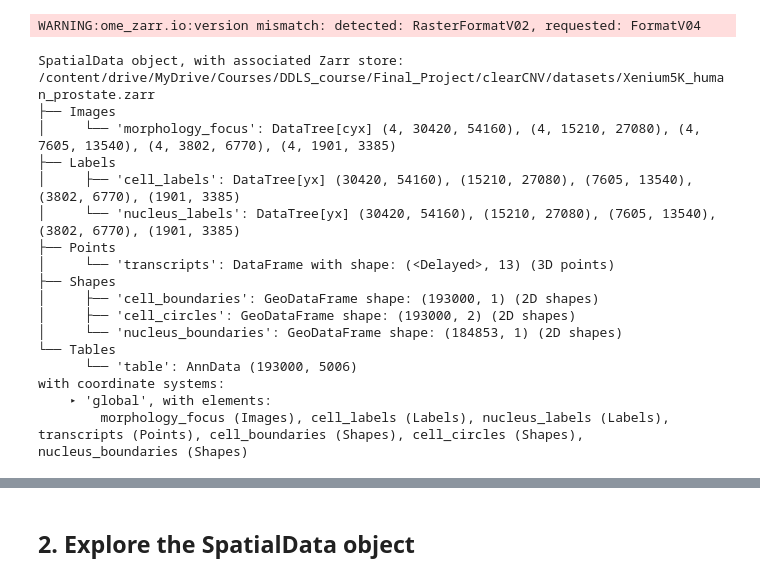
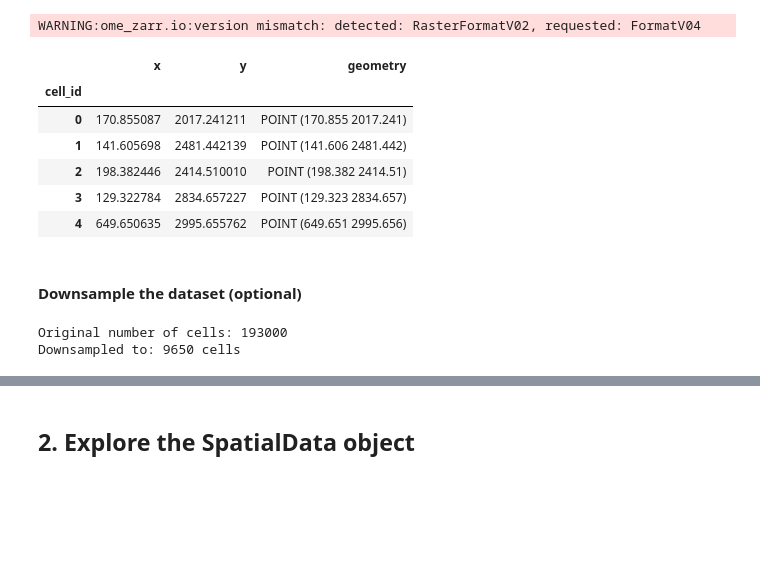
Before and after one commit to augjensen/clearCNV, a Jupyter notebook: notebooks/02_data_preparation.ipynb, the cells around one changed output, grey strips where cells are left out. Saved outputs shown, nothing was run; the diff lists cells and outputs as text; code cells hidden in the pictures; blank space fills up the shorter version.

```diff
--- a/notebooks/02_data_preparation.ipynb
+++ b/notebooks/02_data_preparation.ipynb
@@ -23,23 +23,3 @@ sdata_path = os.path.join(data_dir, "Xenium5K_human_prostate.zarr")
 sdata = sd.read_zarr(sdata_path)
 # %% [output]
 WARNING:ome_zarr.io:version mismatch: detected: RasterFormatV02, requested: FormatV04
-# %%
-sdata
-# %% [output]
-SpatialData object, with associated Zarr store: /content/drive/MyDrive/Courses/DDLS_course/Final_Project/clearCNV/datasets/Xenium5K_human_prostate.zarr
-├── Images
-│     └── 'morphology_focus': DataTree[cyx] (4, 30420, 54160), (4, 15210, 27080), (4, 7605, 13540), (4, 3802, 6770), (4, 1901, 3385)
-├── Labels
-│     ├── 'cell_labels': DataTree[yx] (30420, 54160), (15210, 27080), (7605, 13540), (3802, 6770), (1901, 3385)
-│     └── 'nucleus_labels': DataTree[yx] (30420, 54160), (15210, 27080), (7605, 13540), (3802, 6770), (1901, 3385)
-├── Points
-│     └── 'transcripts': DataFrame with shape: (<Delayed>, 13) (3D points)
-├── Shapes
-│     ├── 'cell_boundaries': GeoDataFrame shape: (193000, 1) (2D shapes)
-│     ├── 'cell_circles': GeoDataFrame shape: (193000, 2) (2D shapes)
-│     └── 'nucleus_boundaries': GeoDataFrame shape: (184853, 1) (2D shapes)
-└── Tables
-      └── 'table': AnnData (193000, 5006)
-with coordinate systems:
-    ▸ 'global', with elements:
-        morphology_focus (Images), cell_labels (Labels), nucleus_labels (Labels), transcripts (Points), cell_boundaries (Shapes), cell_circles (Shapes), nucleus_boundaries (Shapes)
@@ -45,0 +82,13 @@ with coordinate systems:
+# %%
+
+# Usage:
+cell_coords_adata = adata_cell_coords_from_sdata(sdata)
+cell_coords_adata.head()
+# %% [output]
+|  | x | y | geometry |
+| cell_id |  |  |  |
+| 0 | 170.855087 | 2017.241211 | POINT (170.855 2017.241) |
+| 1 | 141.605698 | 2481.442139 | POINT (141.606 2481.442) |
+| 2 | 198.382446 | 2414.510010 | POINT (198.382 2414.51) |
+| 3 | 129.322784 | 2834.657227 | POINT (129.323 2834.657) |
+| 4 | 649.650635 | 2995.655762 | POINT (649.651 2995.656) |
@@ -45,0 +101,32 @@ with coordinate systems:
+# %% [markdown]
+#### Downsample the dataset (optional)
+# %%
+# Set random seed for reproducibility
+np.random.seed(42)
+
+# Extract the table (AnnData) from the SpatialData object
+adata = sdata.tables["table"]  # or the correct key if different
+print("Original number of cells:", adata.n_obs)
+
+# Compute number of cells to keep (5%)
+n_cells = int(adata.n_obs * 0.05)
+
+# Randomly select indices
+selected_idx = np.random.choice(adata.n_obs, n_cells, replace=False)
+
+# Subset the AnnData table
+adata_subset = adata[selected_idx, :].copy()
+
+# Create a new SpatialData object with the subsetted table
+sdata_subset = sd.SpatialData(
+    tables={"table": adata_subset},
+    # optionally keep same images, points, or labels
+    images=sdata.images if hasattr(sdata, "images") else None,
+    labels=sdata.labels if hasattr(sdata, "labels") else None,
+    points=sdata.points if hasattr(sdata, "points") else None,
+)
+
+print("Downsampled to:", sdata_subset.tables["table"].n_obs, "cells")
+# %% [output]
+Original number of cells: 193000
+Downsampled to: 9650 cells
```
Also changed, not shown: parts of 10 cells of this notebook, 25 other files.
